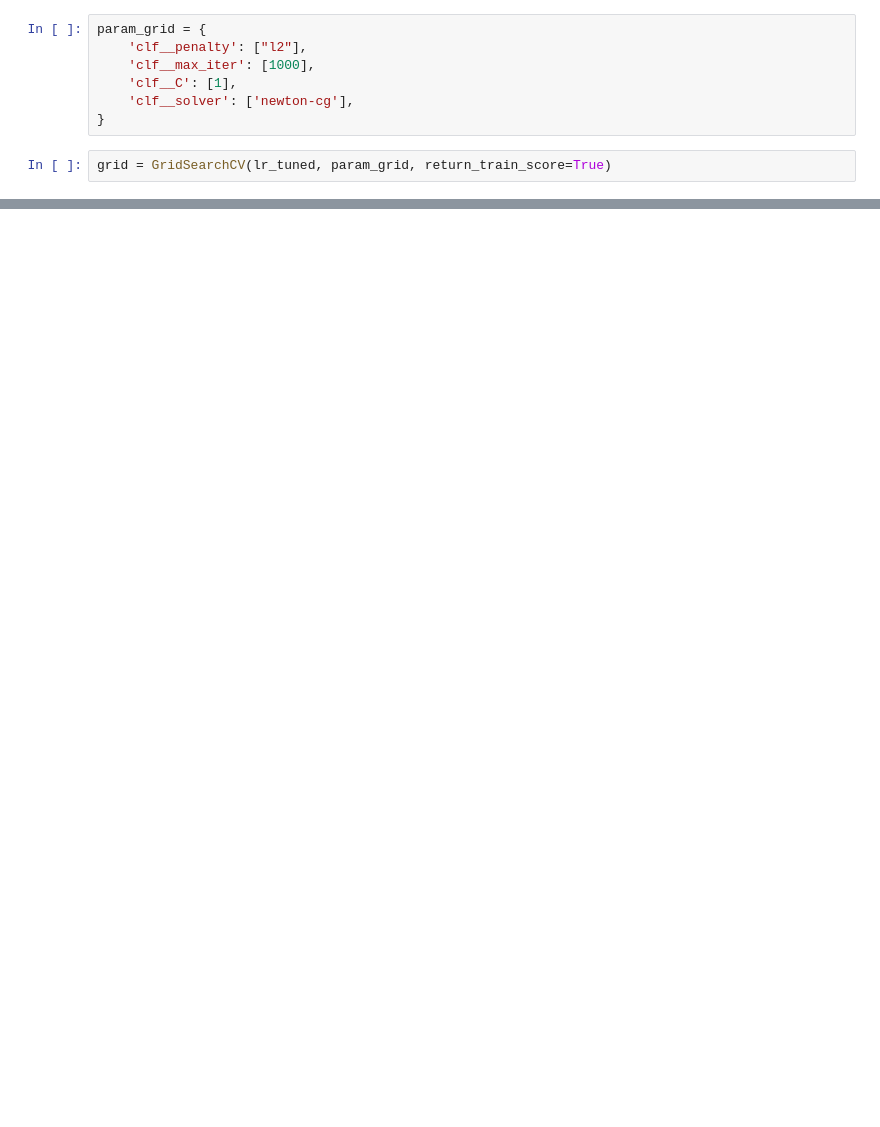
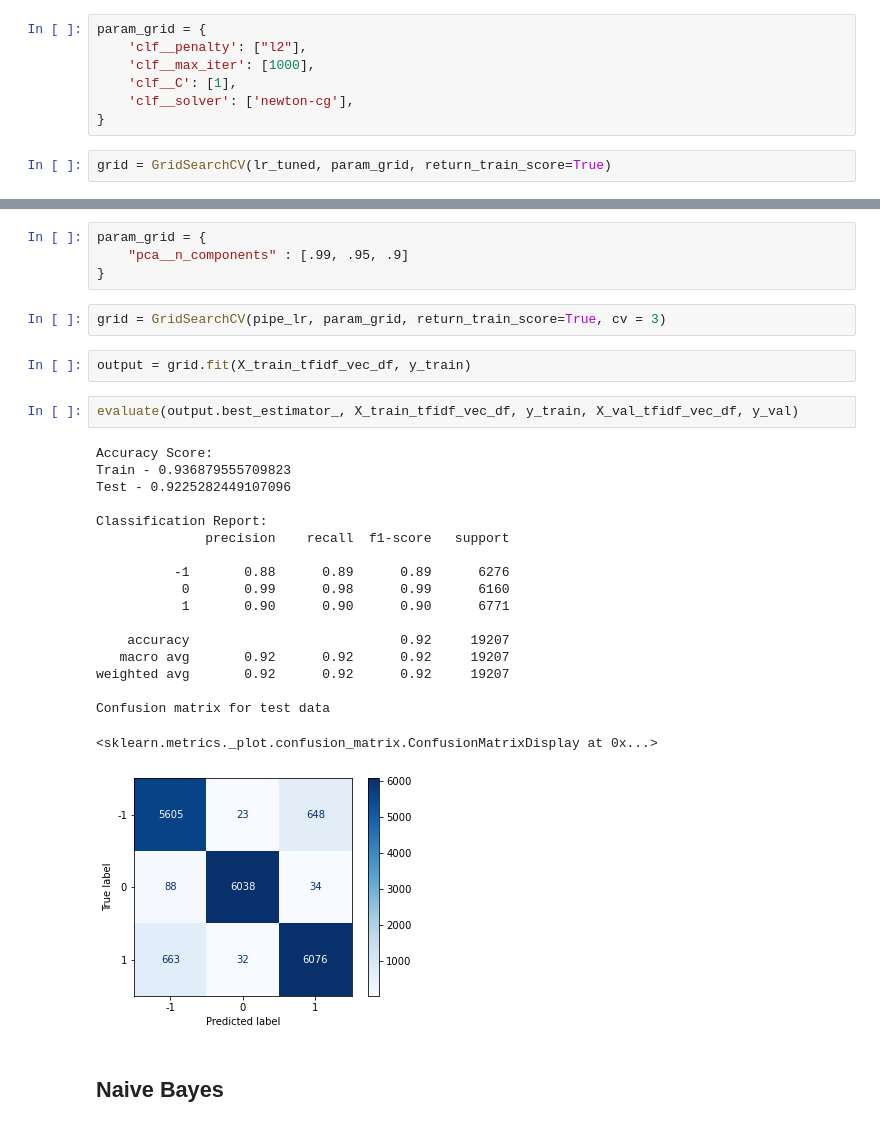
Before and after one commit to DaveMcKinley/MediaBiasAnalysis, a Jupyter notebook: Notebooks/Modeling.ipynb, the cells around one changed output, grey strips where cells are left out. Cells and saved outputs as stored; diff of their text form; blank space fills up the shorter version.

```diff
--- a/Notebooks/Modeling.ipynb
+++ b/Notebooks/Modeling.ipynb
@@ -425,0 +402,31 @@ weighted avg       0.79      0.79      0.79     19207
+# %%
+param_grid = {
+    "pca__n_components" : [.99, .95, .9]
+}
+# %%
+grid = GridSearchCV(pipe_lr, param_grid, return_train_score=True, cv = 3)
+# %%
+output = grid.fit(X_train_tfidf_vec_df, y_train)
+# %%
+evaluate(output.best_estimator_, X_train_tfidf_vec_df, y_train, X_val_tfidf_vec_df, y_val)
+# %% [output]
+Accuracy Score:
+Train - 0.936879555709823
+Test - 0.9225282449107096
+
+Classification Report:
+              precision    recall  f1-score   support
+
+          -1       0.88      0.89      0.89      6276
+           0       0.99      0.98      0.99      6160
+           1       0.90      0.90      0.90      6771
+
+    accuracy                           0.92     19207
+   macro avg       0.92      0.92      0.92     19207
+weighted avg       0.92      0.92      0.92     19207
+
+Confusion matrix for test data
+<sklearn.metrics._plot.confusion_matrix.ConfusionMatrixDisplay at 0x...>
+[figure, added]
+# %% [markdown]
+## Naive Bayes
```
Also changed, not shown: parts of 111 cells of this notebook.
